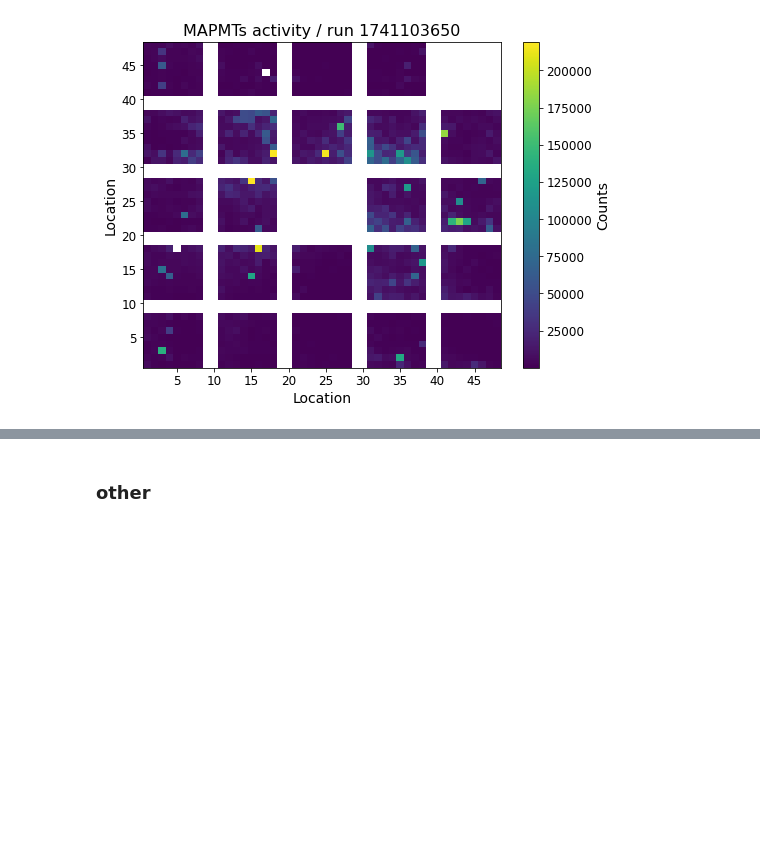
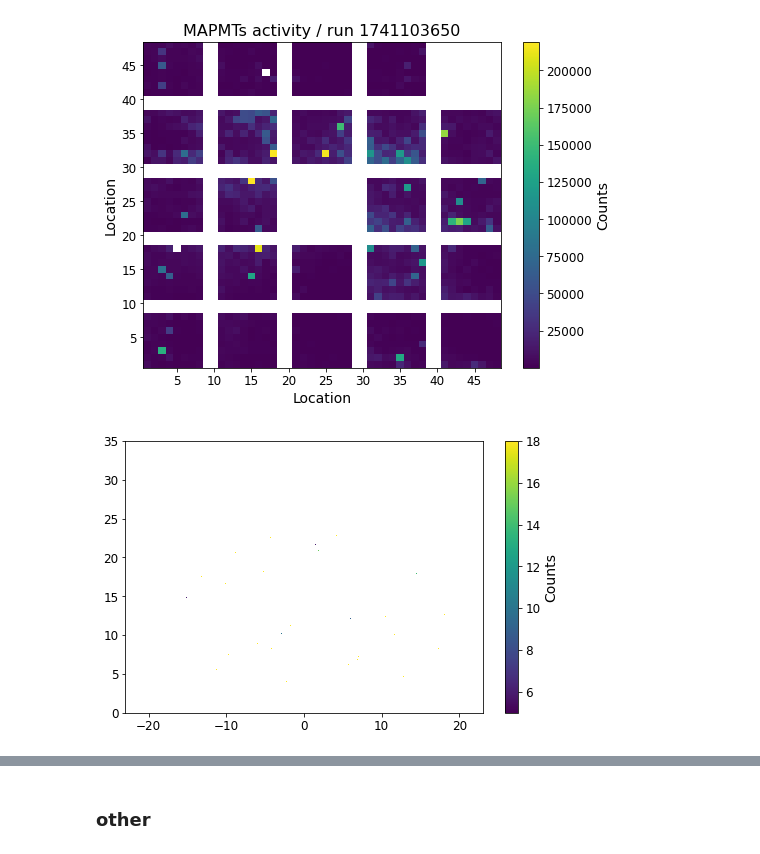
Before and after one commit to chiaramaccani/two_cryst_sim, a Jupyter notebook: TFT/TFT_data.ipynb, the cells around one changed output, grey strips where cells are left out. Drawn from its saved outputs; the diff is of its cells as text; code cells hidden in the pictures; blank space fills up the shorter version.

```diff
--- a/TFT/TFT_data.ipynb
+++ b/TFT/TFT_data.ipynb
@@ -141,3 +137,20 @@ fig.savefig("../Plots/IPAC_MAPMTs_3.png", bbox_inches='tight', dpi=600)
 plot_MAPMTs_activity(get_histogram_uproot(base_path+'gnam_1TFT/gnam_1741103650.root', "EXPERT", "MAPMTs_activity"))
 # %% [output]
 [figure]
+# %%
+file = uproot.open('./merged_gnams/TOTAL_gnam_1745130431.root')
+hist = file['Histogramming/TopMIG-OH_TFT_TDAQ_Slice/DEBUG/TFT_ReconstructedTracks']
+edges_x = hist.axis(0).edges()
+edges_y = hist.axis(1).edges()
+values = hist.values()
+fig, ax = plt.subplots(figsize=(8,5))
+masked_values = np.ma.masked_where(values == 0, values)
+cmap = plt.cm.viridis.copy()
+cmap.set_bad(color="white")
+pcm = ax.pcolormesh(edges_x, edges_y, masked_values.T, shading="auto", cmap=cmap)
+cbar = plt.colorbar(pcm, ax=ax)
+cbar.ax.tick_params(labelsize=12)
+cbar.set_label("Counts", fontsize=14)
+ax.tick_params(axis='both', which='major', labelsize=12)
+# %% [output]
+[figure, added]
```
Also changed, not shown: parts of 2 cells of this notebook, 1 other file.
